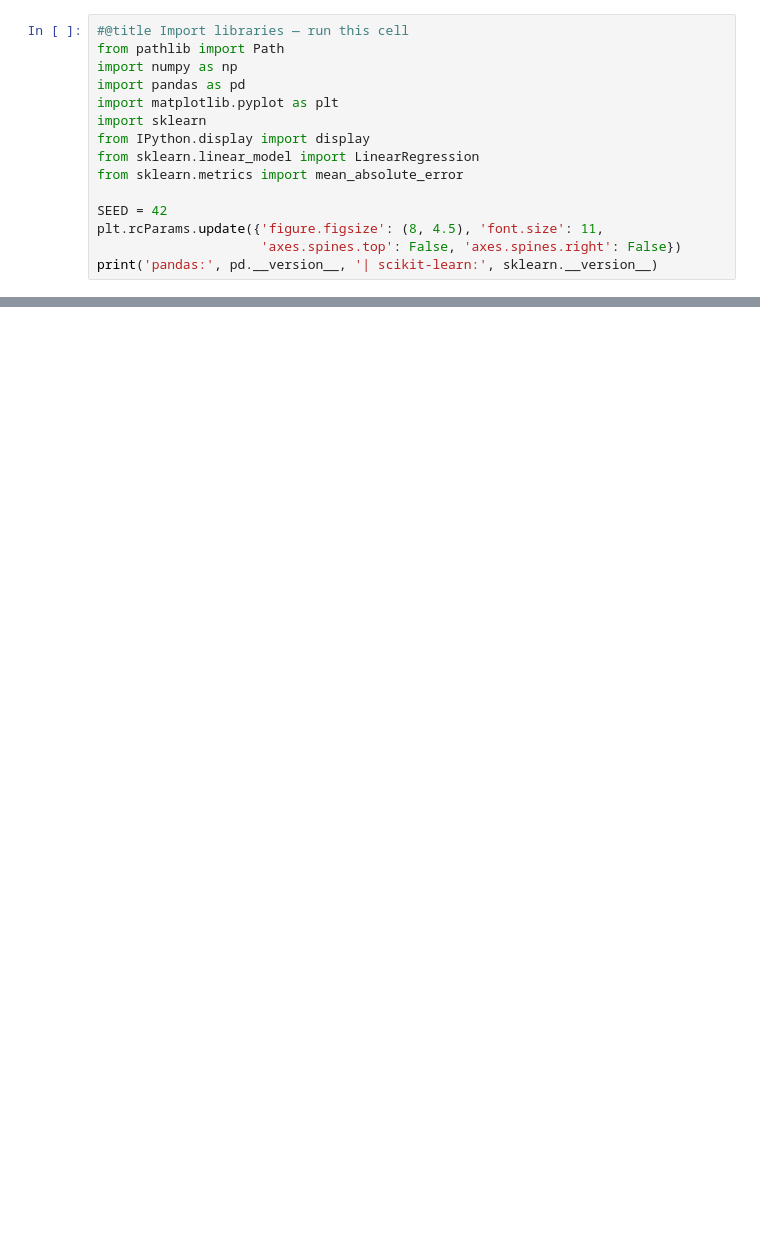
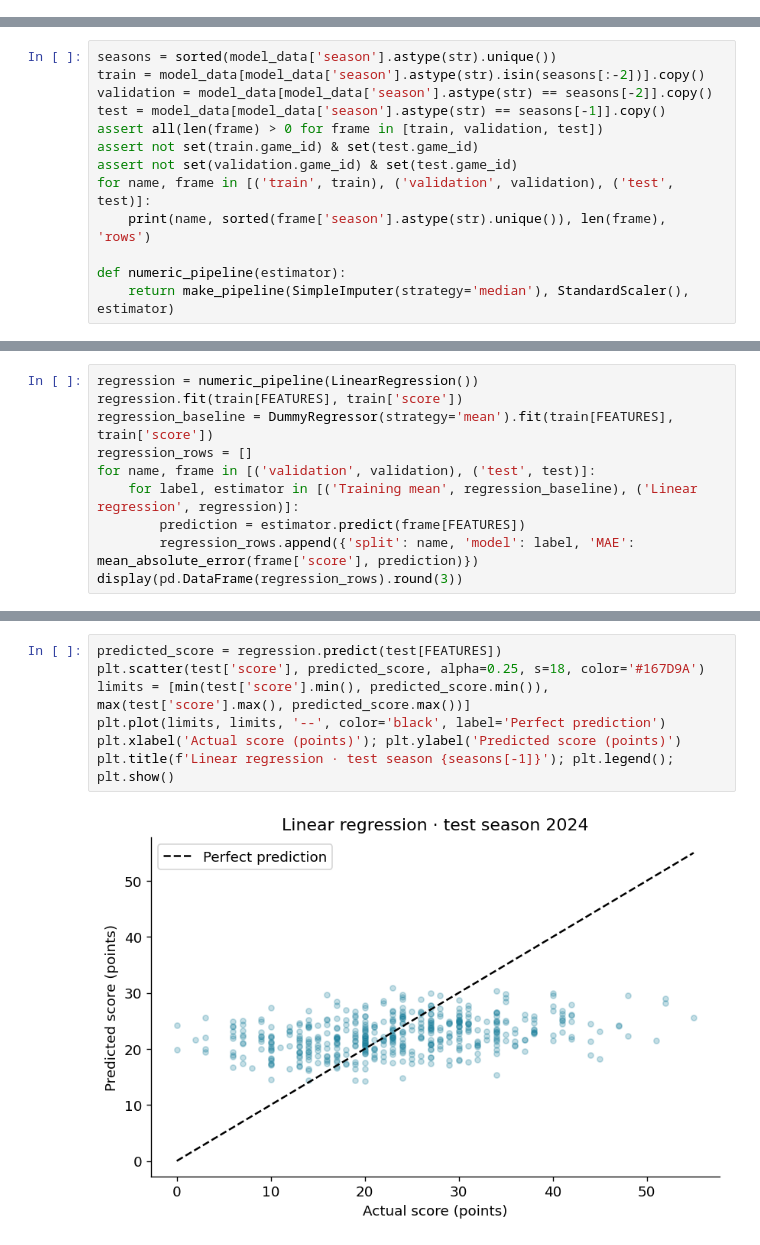
Before and after one commit to Sports-Analytics-Club-at-UTD/Workshop-2, a Jupyter notebook: notebooks/football_notebook.ipynb, the cells around one changed output, grey strips where cells are left out. Cells and saved outputs as stored; diff of their text form; blank space fills up the shorter version.

```diff
--- a/notebooks/football_notebook.ipynb
+++ b/notebooks/football_notebook.ipynb
@@ -19,15 +0,0 @@ Connect to a Colab **CPU** runtime and run both collapsed cells. The dataset is
-# %%
-#@title Import libraries — run this cell
-from pathlib import Path
-import numpy as np
-import pandas as pd
-import matplotlib.pyplot as plt
-import sklearn
-from IPython.display import display
-from sklearn.linear_model import LinearRegression
-from sklearn.metrics import mean_absolute_error
-
-SEED = 42
-plt.rcParams.update({'figure.figsize': (8, 4.5), 'font.size': 11,
-                     'axes.spines.top': False, 'axes.spines.right': False})
-print('pandas:', pd.__version__, '| scikit-learn:', sklearn.__version__)
@@ -152,0 +153,13 @@ Raw-source URLs, checksums, and row-filter audit: `data/manifest.json`.
+# %%
+seasons = sorted(model_data['season'].astype(str).unique())
+train = model_data[model_data['season'].astype(str).isin(seasons[:-2])].copy()
+validation = model_data[model_data['season'].astype(str) == seasons[-2]].copy()
+test = model_data[model_data['season'].astype(str) == seasons[-1]].copy()
+assert all(len(frame) > 0 for frame in [train, validation, test])
+assert not set(train.game_id) & set(test.game_id)
+assert not set(validation.game_id) & set(test.game_id)
+for name, frame in [('train', train), ('validation', validation), ('test', test)]:
+    print(name, sorted(frame['season'].astype(str).unique()), len(frame), 'rows')
+
+def numeric_pipeline(estimator):
+    return make_pipeline(SimpleImputer(strategy='median'), StandardScaler(), estimator)
@@ -152,0 +175,10 @@ Raw-source URLs, checksums, and row-filter audit: `data/manifest.json`.
+# %%
+regression = numeric_pipeline(LinearRegression())
+regression.fit(train[FEATURES], train['score'])
+regression_baseline = DummyRegressor(strategy='mean').fit(train[FEATURES], train['score'])
+regression_rows = []
+for name, frame in [('validation', validation), ('test', test)]:
+    for label, estimator in [('Training mean', regression_baseline), ('Linear regression', regression)]:
+        prediction = estimator.predict(frame[FEATURES])
+        regression_rows.append({'split': name, 'model': label, 'MAE': mean_absolute_error(frame['score'], prediction)})
+display(pd.DataFrame(regression_rows).round(3))
@@ -152,0 +191,9 @@ Raw-source URLs, checksums, and row-filter audit: `data/manifest.json`.
+# %%
+predicted_score = regression.predict(test[FEATURES])
+plt.scatter(test['score'], predicted_score, alpha=0.25, s=18, color='#167D9A')
+limits = [min(test['score'].min(), predicted_score.min()), max(test['score'].max(), predicted_score.max())]
+plt.plot(limits, limits, '--', color='black', label='Perfect prediction')
+plt.xlabel('Actual score (points)'); plt.ylabel('Predicted score (points)')
+plt.title(f'Linear regression · test season {seasons[-1]}'); plt.legend(); plt.show()
+# %% [output]
+[figure, added]
```
Also changed, not shown: parts of 59 cells of this notebook, 2 other files.
